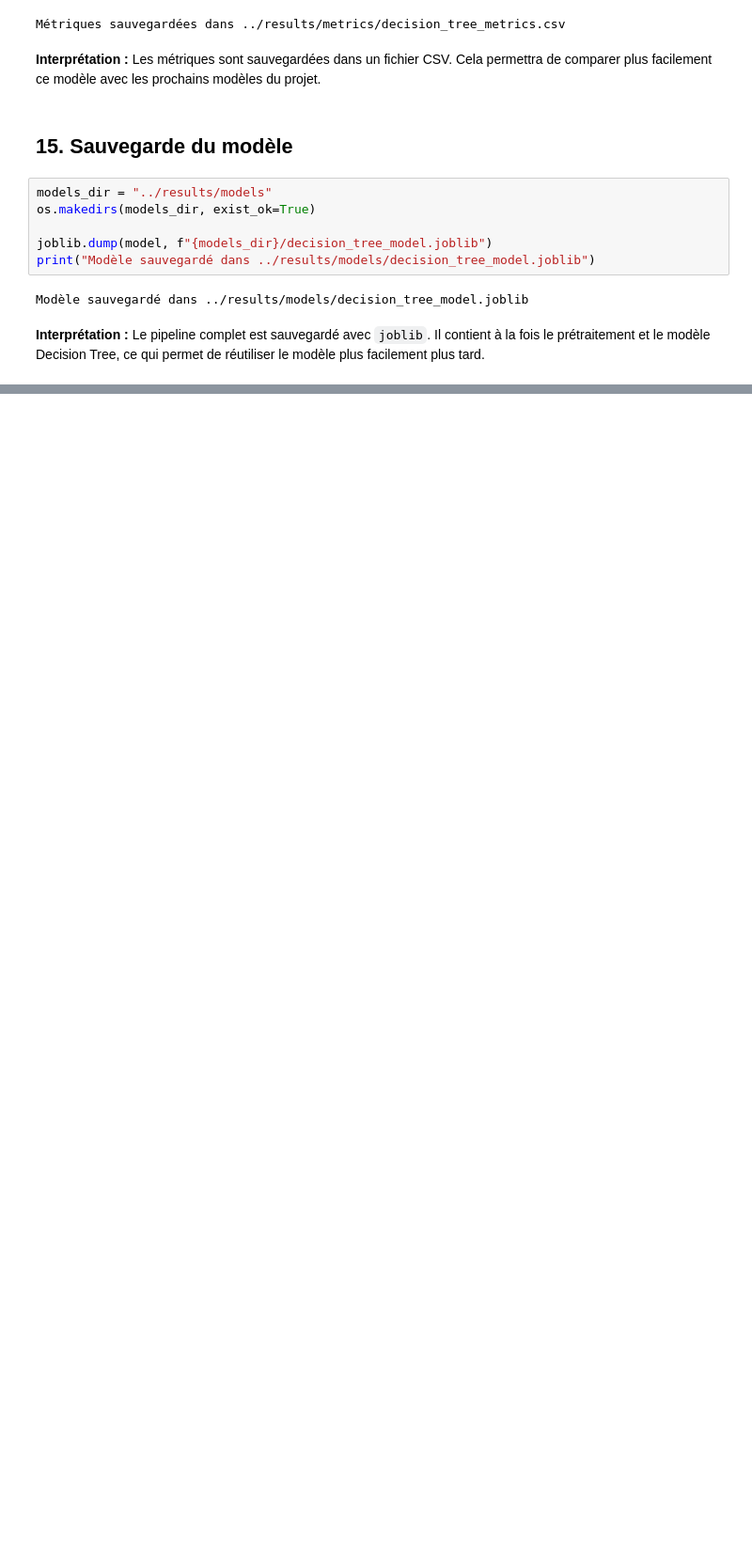
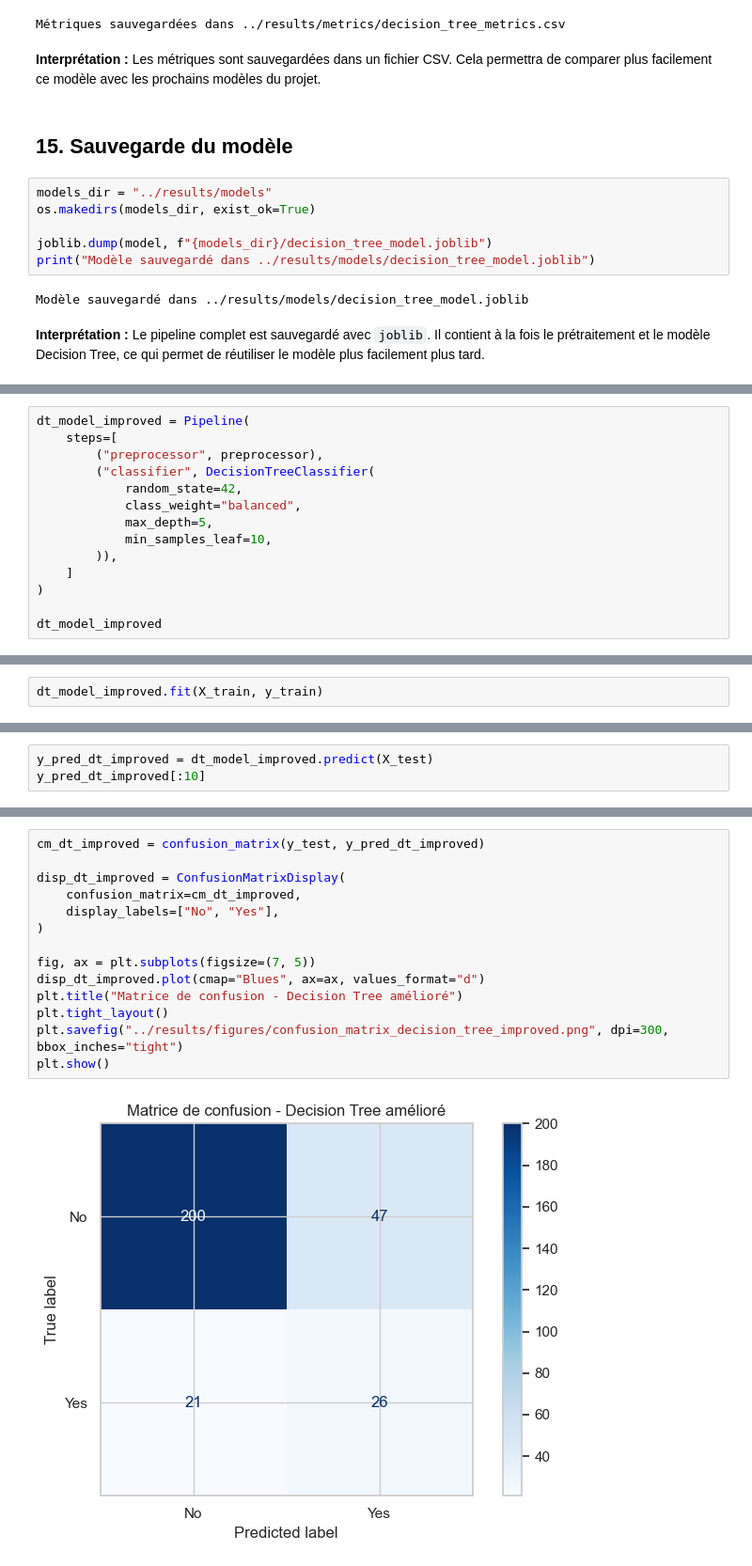
Before and after one commit to omarzinane1/employee-attrition-prediction, a Jupyter notebook: notebooks/03_decision_tree.ipynb, the cells around one changed output, grey strips where cells are left out. Shown at 94% size. Cells and saved outputs as stored; diff of their text form; blank space fills up the shorter version.

Commit message:
feat: add improved decision tree experiment

```diff
--- a/notebooks/03_decision_tree.ipynb
+++ b/notebooks/03_decision_tree.ipynb
@@ -383,0 +454,14 @@ Modèle sauvegardé dans ../results/models/decision_tree_model.joblib
+# %%
+dt_model_improved = Pipeline(
+    steps=[
+        ("preprocessor", preprocessor),
+        ("classifier", DecisionTreeClassifier(
+            random_state=42,
+            class_weight="balanced",
+            max_depth=5,
+            min_samples_leaf=10,
+        )),
+    ]
+)
+
+dt_model_improved
@@ -383,0 +490,2 @@ Modèle sauvegardé dans ../results/models/decision_tree_model.joblib
+# %%
+dt_model_improved.fit(X_train, y_train)
@@ -383,0 +514,3 @@ Modèle sauvegardé dans ../results/models/decision_tree_model.joblib
+# %%
+y_pred_dt_improved = dt_model_improved.predict(X_test)
+y_pred_dt_improved[:10]
@@ -383,0 +600,16 @@ Modèle sauvegardé dans ../results/models/decision_tree_model.joblib
+# %%
+cm_dt_improved = confusion_matrix(y_test, y_pred_dt_improved)
+
+disp_dt_improved = ConfusionMatrixDisplay(
+    confusion_matrix=cm_dt_improved,
+    display_labels=["No", "Yes"],
+)
+
+fig, ax = plt.subplots(figsize=(7, 5))
+disp_dt_improved.plot(cmap="Blues", ax=ax, values_format="d")
+plt.title("Matrice de confusion - Decision Tree amélioré")
+plt.tight_layout()
+plt.savefig("../results/figures/confusion_matrix_decision_tree_improved.png", dpi=300, bbox_inches="tight")
+plt.show()
+# %% [output]
+[figure, added]
```
Also changed, not shown: parts of 33 cells of this notebook, 3 other files.
